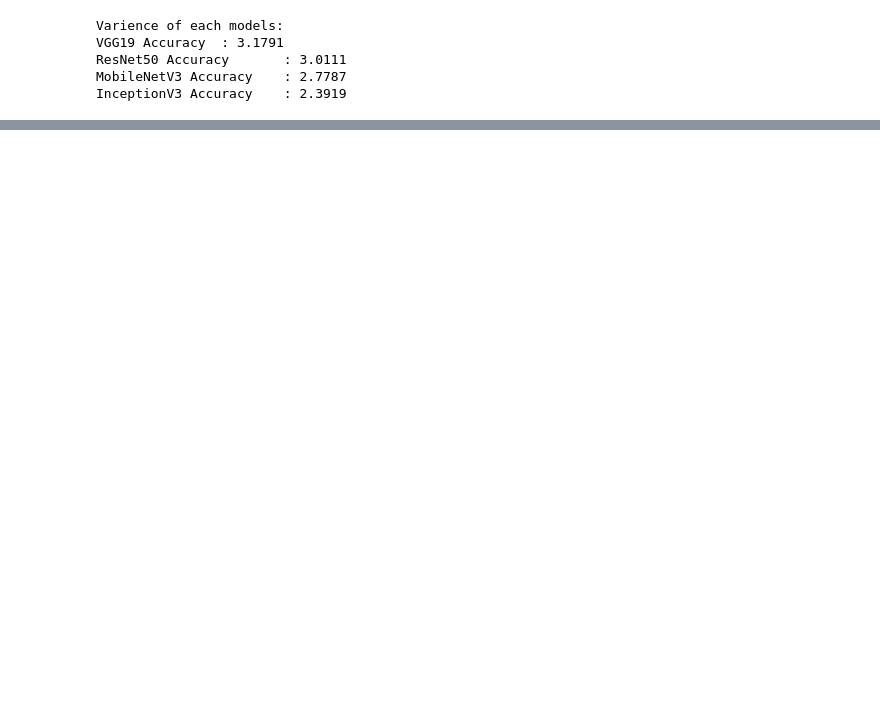
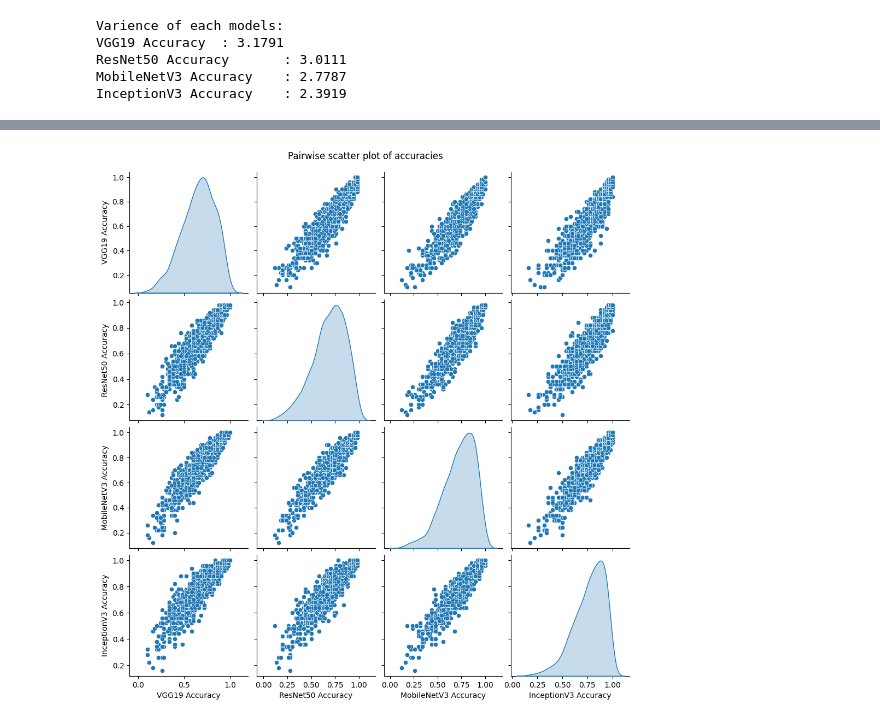
Before and after one commit to Khushi-MA/EIS, a Jupyter notebook: file1.ipynb, the cells around one changed output, grey strips where cells are left out. Drawn from its saved outputs; the diff is of its cells as text; code cells hidden in the pictures; blank space fills up the shorter version.

```diff
--- a/file1.ipynb
+++ b/file1.ipynb
@@ -429,0 +408,7 @@ plt.show()
+# %%
+# Pairwise scatter plot of accuracies
+sns.pairplot(df.drop(columns=['Folder']), diag_kind='kde')
+plt.suptitle('Pairwise scatter plot of accuracies', y=1.02)
+plt.show()
+# %% [output]
+[figure, added]
```
Also changed, not shown: parts of 50 cells of this notebook.
